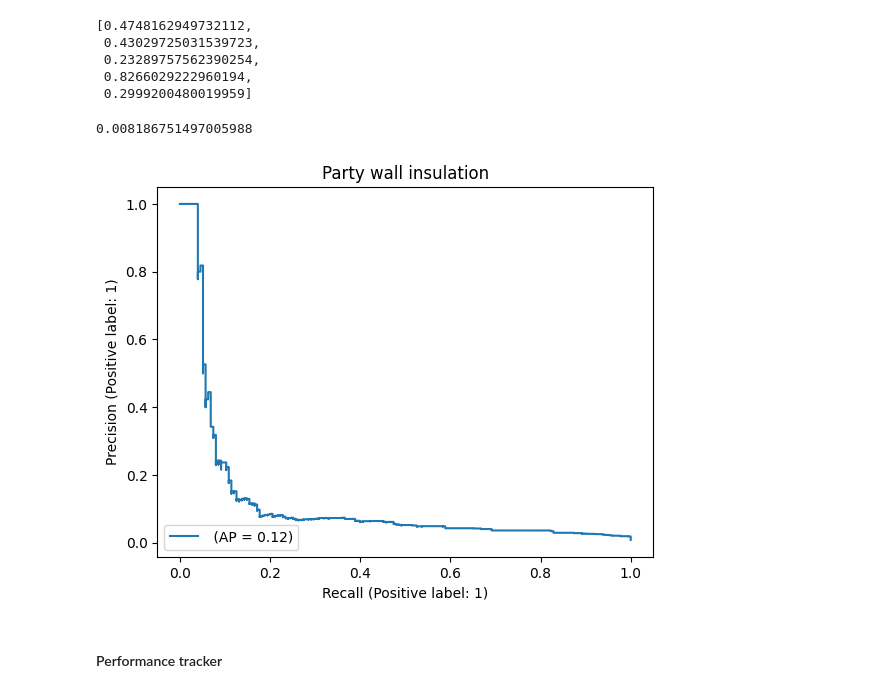
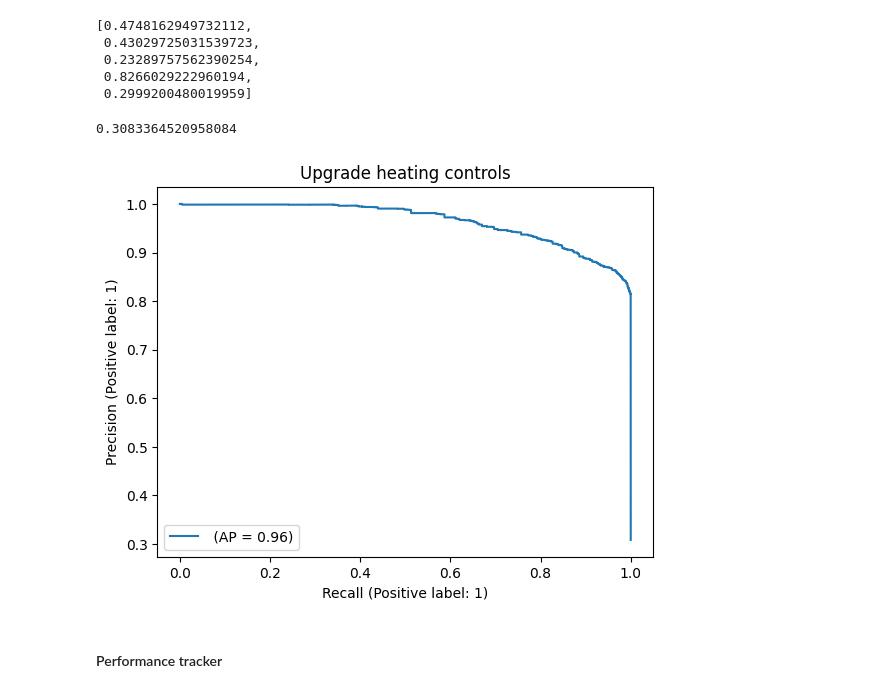
Before and after one commit to pierodellagiustina/epc-recc-analysis, a Jupyter notebook: analysis.ipynb, the cells around one changed output. Drawn from its saved outputs; the diff is of its cells as text; code cells hidden in the pictures.

```diff
--- a/analysis.ipynb
+++ b/analysis.ipynb
@@ -56,8 +56,8 @@ for f in os.listdir('data_samples'):
     print(f'Length certificates: {len(df_cert)}, Length recommendations: {len(df_rec)}')
 
     files_counter += 1
-    if files_counter == how_many_files:
-        break
+    # if files_counter == how_many_files:
+    #     break
 
 df_cert.reset_index(inplace=True)
 df_rec.reset_index(inplace=True)
@@ -1498,17 +1498,17 @@ avg_prec_scores[:5]
  0.2999200480019959]
 # %%
 # plot individual precision-recall curve
-class_number = 39
+class_number = 10
 display = PrecisionRecallDisplay.from_estimator(
     multilabel_clf.estimators_[class_number], x_test, y_test[:,class_number], name=""
 )
 _ = display.ax_.set_title(id_to_text_mapper.iloc[class_number])
 
 print(y_test[:,class_number].mean())
 # print(id_to_text_mapper.iloc[0])
 # %% [output]
-0.008186751497005988
+0.3083364520958084
-[figure, old version]
+[figure, new version]
 # %% [markdown]
 #### Performance tracker
 # %%
```
Also changed, not shown: parts of 27 cells of this notebook, 11 other files.
